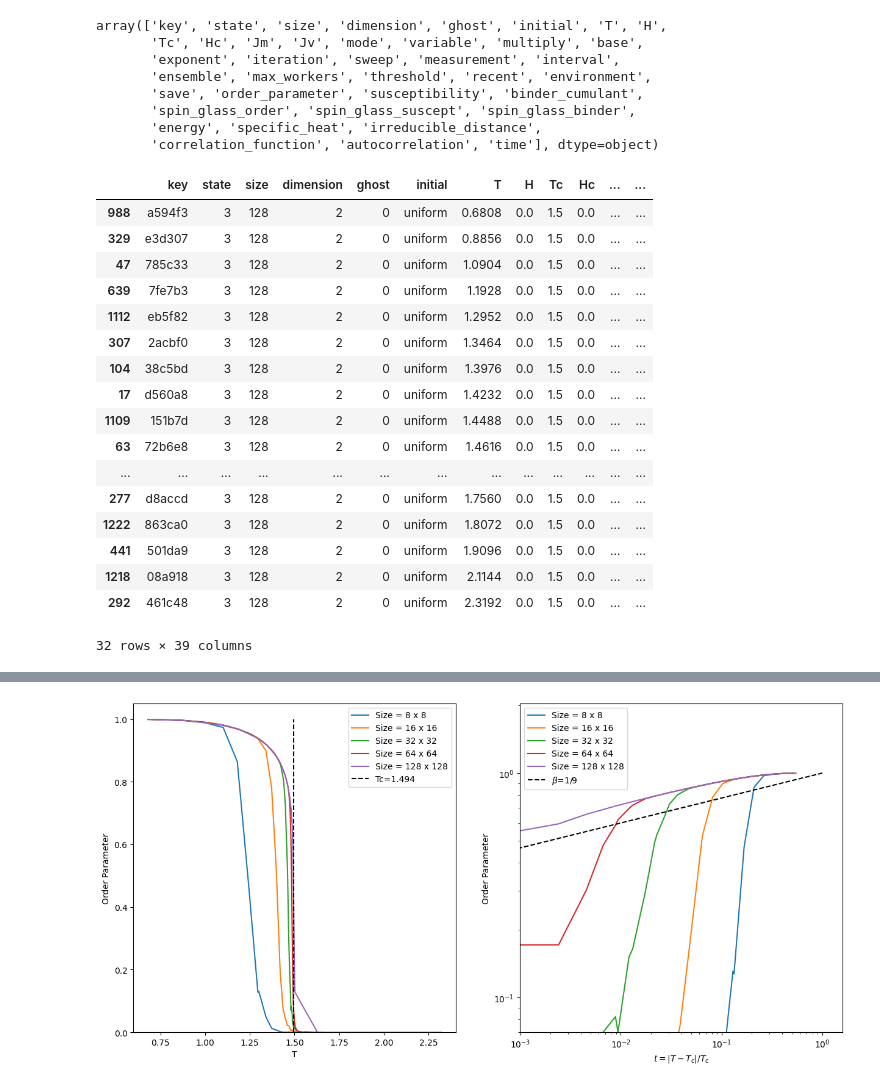
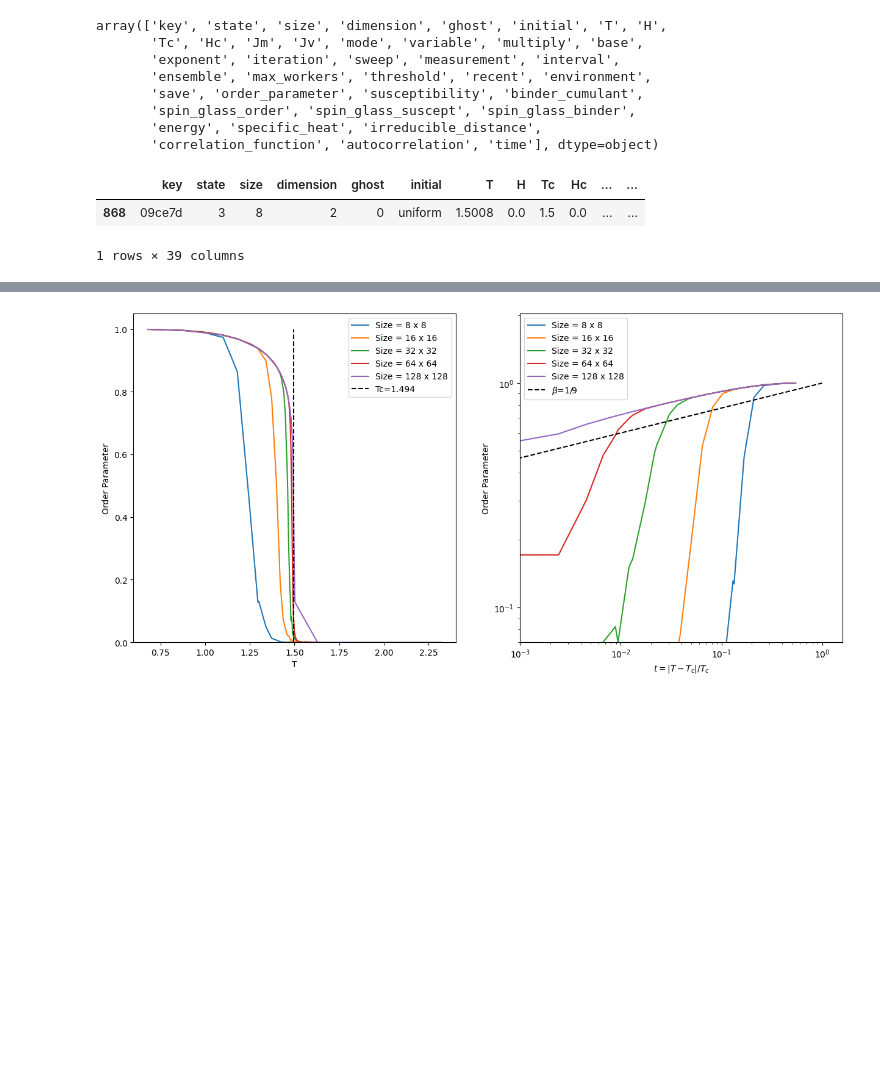
Before and after one commit to LEE-SungBin/spin_glass, a Jupyter notebook: analysis.ipynb, the cells around one changed output, grey strips where cells are left out. Drawn from its saved outputs; the diff is of its cells as text; code cells hidden in the pictures; blank space fills up the shorter version.

```diff
--- a/analysis.ipynb
+++ b/analysis.ipynb
@@ -30,26 +30,11 @@ array(['key', 'state', 'size', 'dimension', 'ghost', 'initial', 'T', 'H',
        'energy', 'specific_heat', 'irreducible_distance',
        'correlation_function', 'autocorrelation', 'time'], dtype=object)
 # %%
-df[df["size"] == 128].sort_values("T", ascending=True)
+# df[(df["size"] == 8) & (df["Jv"] == 0.1)].sort_values("T", ascending=True)
 # %% [output]
 |  | key | state | size | dimension | ghost | initial | T | H | Tc | Hc | ... | ... |
-| 988 | a594f3 | 3 | 128 | 2 | 0 | uniform | 0.6808 | 0.0 | 1.5 | 0.0 | ... | ... |
-| 329 | e3d307 | 3 | 128 | 2 | 0 | uniform | 0.8856 | 0.0 | 1.5 | 0.0 | ... | ... |
-| 47 | 785c33 | 3 | 128 | 2 | 0 | uniform | 1.0904 | 0.0 | 1.5 | 0.0 | ... | ... |
-| 639 | 7fe7b3 | 3 | 128 | 2 | 0 | uniform | 1.1928 | 0.0 | 1.5 | 0.0 | ... | ... |
-| 1112 | eb5f82 | 3 | 128 | 2 | 0 | uniform | 1.2952 | 0.0 | 1.5 | 0.0 | ... | ... |
-| 307 | 2acbf0 | 3 | 128 | 2 | 0 | uniform | 1.3464 | 0.0 | 1.5 | 0.0 | ... | ... |
-| 104 | 38c5bd | 3 | 128 | 2 | 0 | uniform | 1.3976 | 0.0 | 1.5 | 0.0 | ... | ... |
-| 17 | d560a8 | 3 | 128 | 2 | 0 | uniform | 1.4232 | 0.0 | 1.5 | 0.0 | ... | ... |
-| 1109 | 151b7d | 3 | 128 | 2 | 0 | uniform | 1.4488 | 0.0 | 1.5 | 0.0 | ... | ... |
-| 63 | 72b6e8 | 3 | 128 | 2 | 0 | uniform | 1.4616 | 0.0 | 1.5 | 0.0 | ... | ... |
-| ... | ... | ... | ... | ... | ... | ... | ... | ... | ... | ... | ... | ... |
-| 277 | d8accd | 3 | 128 | 2 | 0 | uniform | 1.7560 | 0.0 | 1.5 | 0.0 | ... | ... |
-| 1222 | 863ca0 | 3 | 128 | 2 | 0 | uniform | 1.8072 | 0.0 | 1.5 | 0.0 | ... | ... |
-| 441 | 501da9 | 3 | 128 | 2 | 0 | uniform | 1.9096 | 0.0 | 1.5 | 0.0 | ... | ... |
-| 1218 | 08a918 | 3 | 128 | 2 | 0 | uniform | 2.1144 | 0.0 | 1.5 | 0.0 | ... | ... |
-| 292 | 461c48 | 3 | 128 | 2 | 0 | uniform | 2.3192 | 0.0 | 1.5 | 0.0 | ... | ... |
+| 868 | 09ce7d | 3 | 8 | 2 | 0 | uniform | 1.5008 | 0.0 | 1.5 | 0.0 | ... | ... |
-32 rows × 39 columns
+1 rows × 39 columns
 # %%
 state, dimension = (3, 2)
 
```
Also changed, not shown: parts of 4 cells of this notebook, 1 other file.
